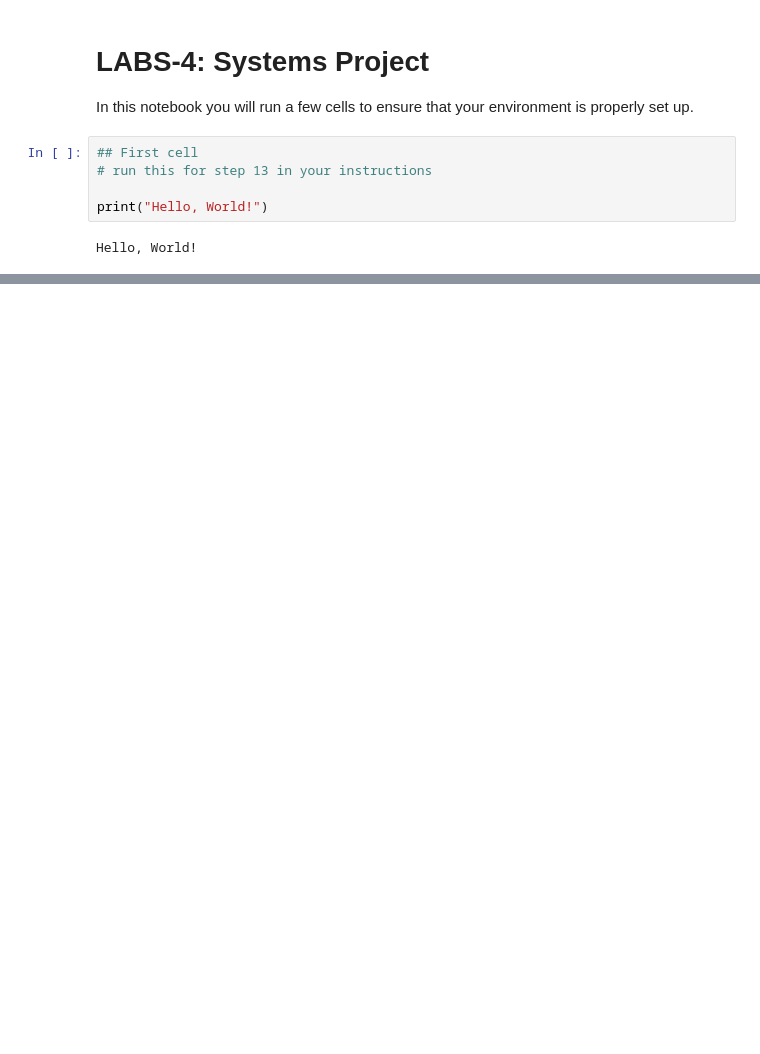
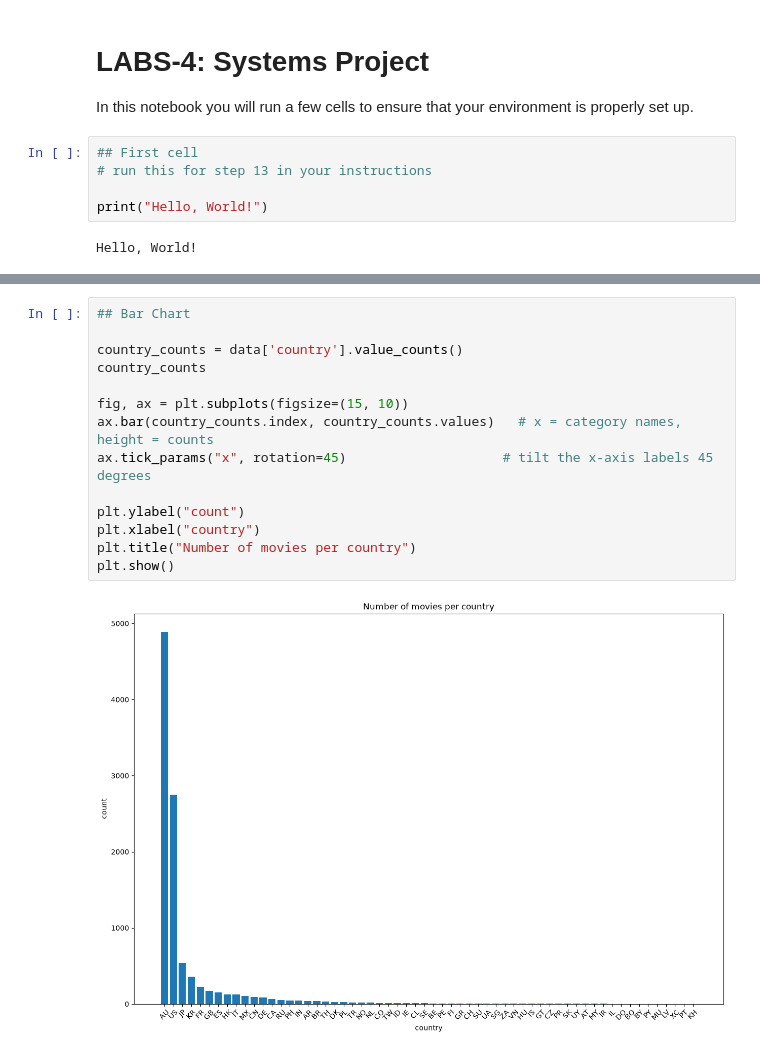
Before and after one commit to rgiuliano3/LAB4-Projects, a Jupyter notebook: LABS-04_Systems.ipynb, the cells around one changed output, grey strips where cells are left out. Drawn from its saved outputs; the diff is of its cells as text; blank space fills up the shorter version.

```diff
--- a/LABS-04_Systems.ipynb
+++ b/LABS-04_Systems.ipynb
@@ -29,0 +88,16 @@ data.head()
+# %%
+## Bar Chart
+
+country_counts = data['country'].value_counts()
+country_counts
+
+fig, ax = plt.subplots(figsize=(15, 10))
+ax.bar(country_counts.index, country_counts.values)   # x = category names, height = counts
+ax.tick_params("x", rotation=45)                    # tilt the x-axis labels 45 degrees
+
+plt.ylabel("count")
+plt.xlabel("country")
+plt.title("Number of movies per country")
+plt.show()
+# %% [output]
+[figure, added]
```
Also changed, not shown: parts of 7 cells of this notebook, 1 other file.
